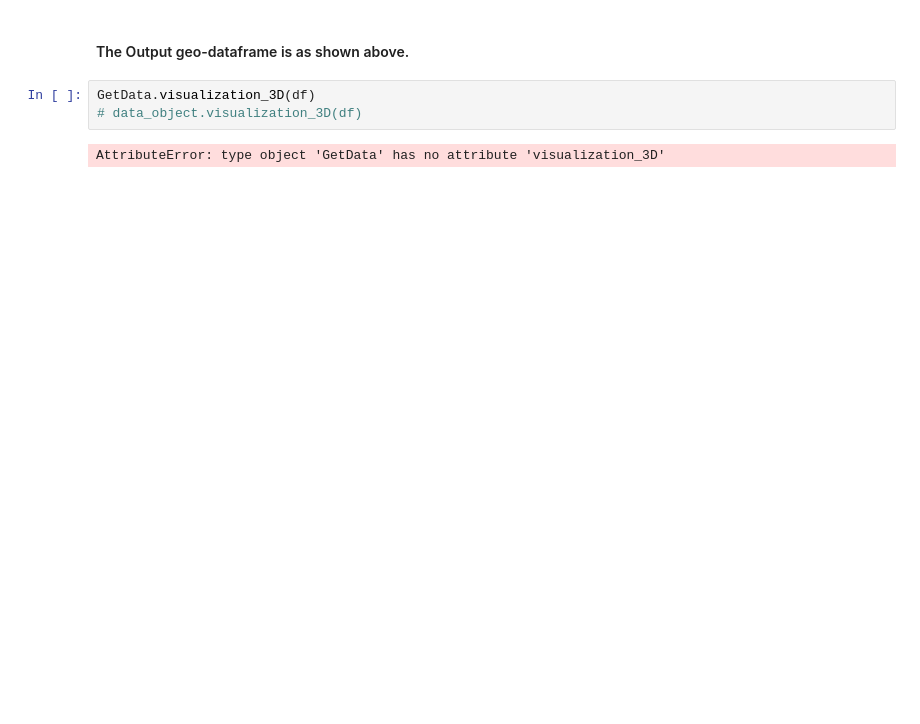
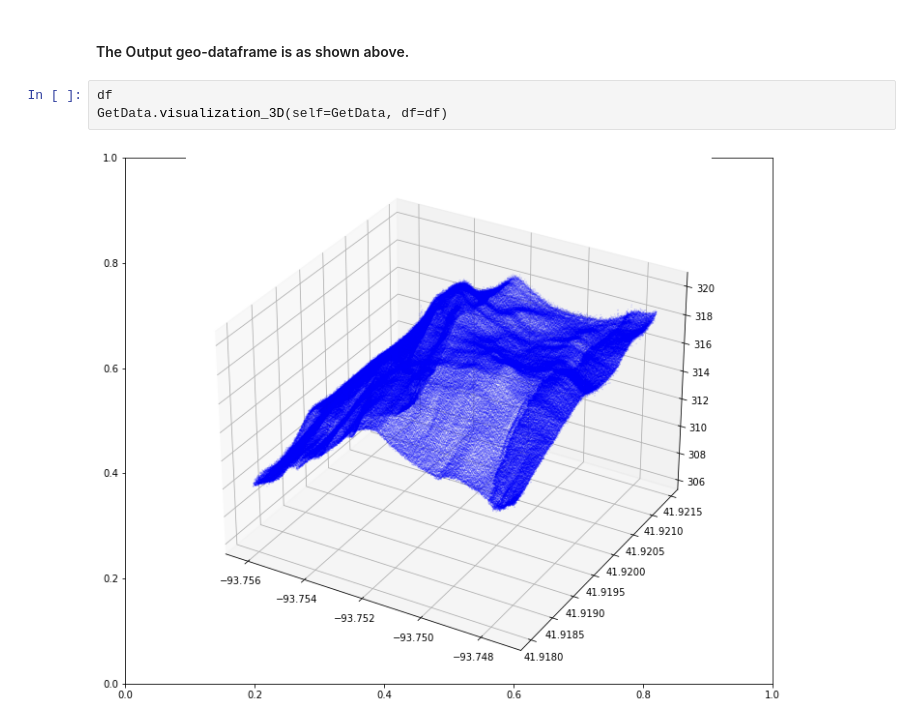
Before and after one commit to Caphace-Ethan/Python_USGS_LIDAR, a Jupyter notebook: package_test.ipynb, the cells around one changed output. Drawn from its saved outputs; the diff is of its cells as text; blank space fills up the shorter version.

Commit message:
Updated:GeoData Visualization

```diff
--- a/package_test.ipynb
+++ b/package_test.ipynb
@@ -55,7 +55,7 @@ df.head()
 # %% [markdown]
 #### The Output geo-dataframe is as shown above.
 # %%
-GetData.visualization_3D(df)
-# data_object.visualization_3D(df)
+df
+GetData.visualization_3D(self=GetData, df=df)
 # %% [output]
-AttributeError: type object 'GetData' has no attribute 'visualization_3D'
+[figure, added]
```
Also changed, not shown: parts of 2 cells of this notebook, 1 other file.
